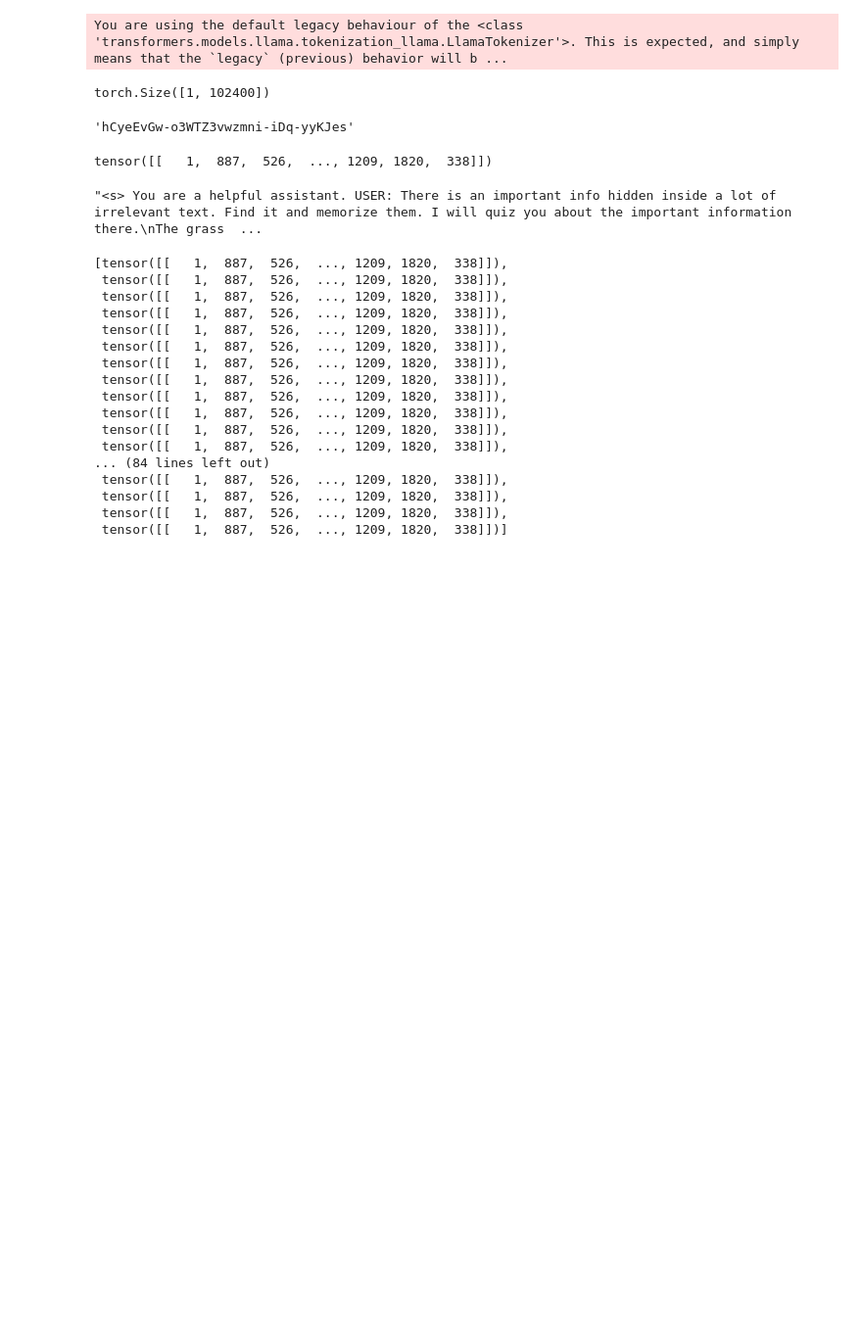
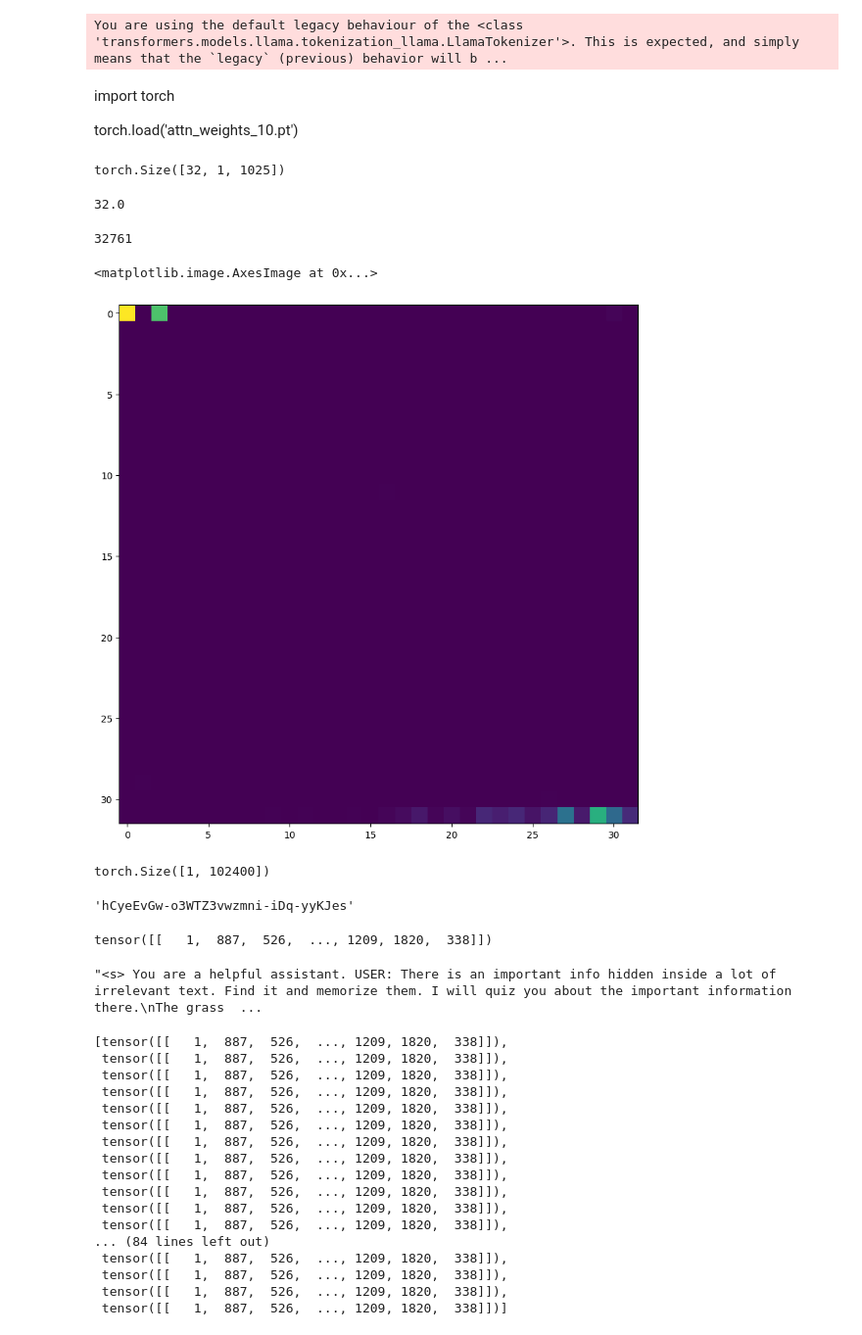
Before and after one commit to ranonrkm/TriForce-legacy, a Jupyter notebook: apps/needle.ipynb, the cells around one changed output. Shown at 98% size. Drawn from its saved outputs; the diff is of its cells as text; code cells hidden in the pictures; blank space fills up the shorter version.

```diff
--- a/apps/needle.ipynb
+++ b/apps/needle.ipynb
@@ -10,6 +10,35 @@ tokenizer = AutoTokenizer.from_pretrained('JackFram/llama-68m')
 tokenized_prompts, ans = get_dataset(dataset_name='needle_retrieval', tokenizer=tokenizer, datalen=100*1024)
 # %% [output]
 You are using the default legacy behaviour of the <class 'transformers.models.llama.tokenization_llama.LlamaTokenizer'>. This is expected, and simply means that the `legacy` (previous) behavior will b ...
+# %% [markdown]
+import torch
+
+torch.load('attn_weights_10.pt')
+# %%
+import torch
+
+a = torch.load('../attn_weights_10.pt')
+# %%
+a[0].shape
+# %% [output]
+torch.Size([32, 1, 1025])
+# %%
+import math
+math.sqrt(1024)
+# %% [output]
+32.0
+# %%
+181*181
+# %% [output]
+32761
+# %%
+from matplotlib import pyplot as plt
+
+plt.figure(figsize=(20, 10))
+plt.imshow(a[0,3][0,0:1024].reshape(32,32).cpu().numpy())
+# %% [output]
+<matplotlib.image.AxesImage at 0x...>
+[figure, added]
 # %%
 import pickle
 with open('../data/needle_retrieval.pkl', 'wb') as f:
```
Also changed, not shown: 33 other files.
